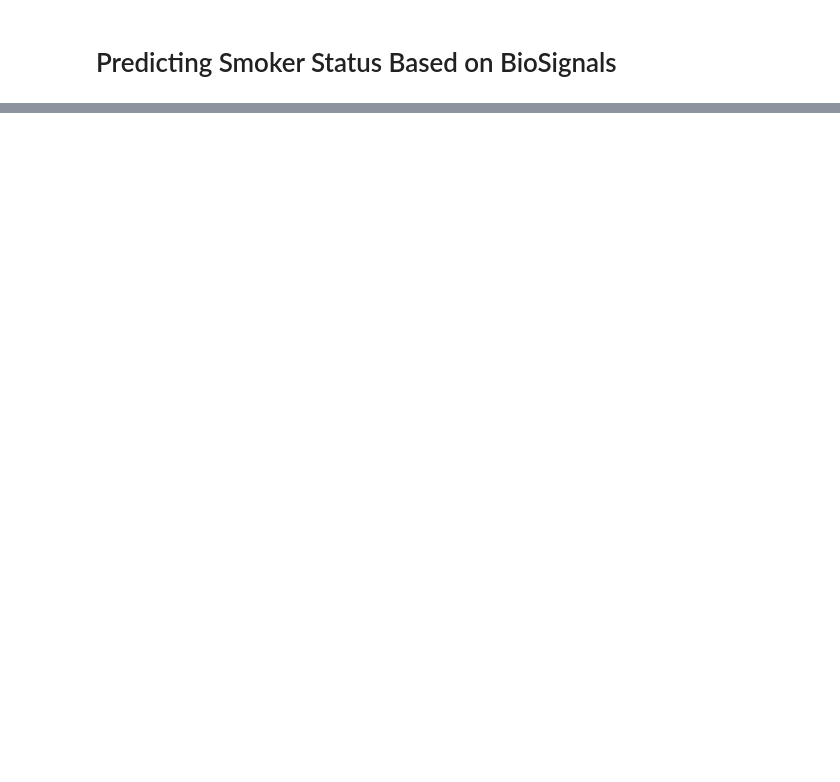
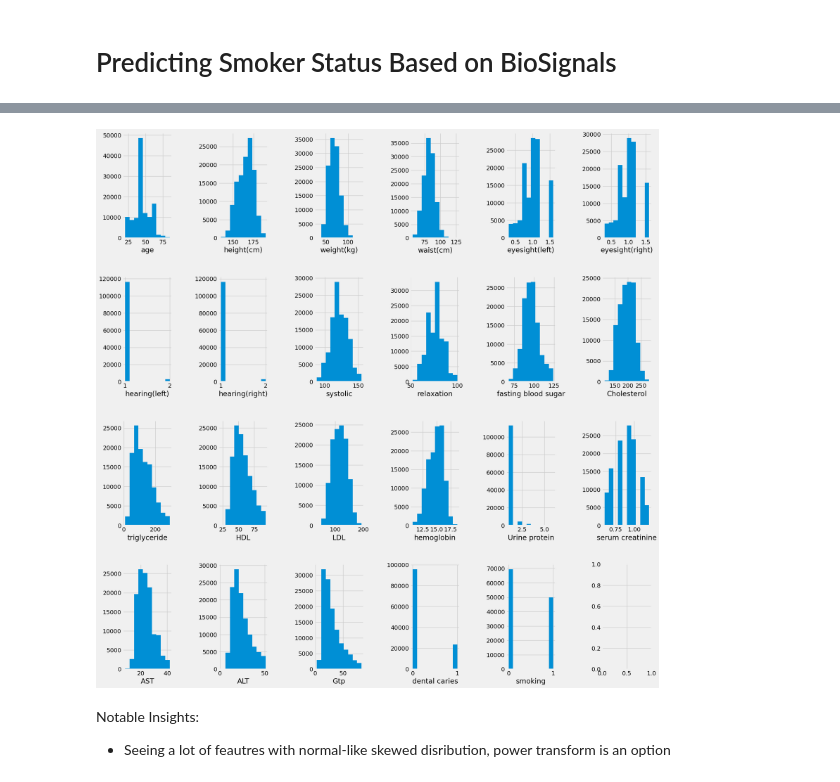
Before and after one commit to rageh-ai/smoker_status, a Jupyter notebook: smoke_stat.ipynb, the cells around one changed output, grey strips where cells are left out. Cells and saved outputs as stored; diff of their text form; code cells hidden in the pictures; blank space fills up the shorter version.

```diff
--- a/smoke_stat.ipynb
+++ b/smoke_stat.ipynb
@@ -211,0 +114,15 @@ scores = cross_val_score(rf, X, y, scoring='accuracy', cv=10)
+# %%
+outlier_cols = ["Gtp", "AST", "ALT", "LDL", "triglyceride", "systolic",
+                "fasting blood sugar","Cholesterol", "HDL", 'relaxation',
+                'hemoglobin', "eyesight(right)","eyesight(left)", 'serum creatinine']
+for col in outlier_cols:
+  q1 = train[col].quantile(0.25)
+  q3 = train[col].quantile(0.75)
+
+  iqr = q3 - q1
+  thresh = 1.5
+
+  outs = train[(train[col] < (q1 - thresh * iqr)) | (train[col] >
+   (q3 + thresh * iqr))]
+
+  train.drop(outs.index, inplace=True)
@@ -211,0 +139,21 @@ scores = cross_val_score(rf, X, y, scoring='accuracy', cv=10)
+# %%
+train.drop(columns=["id"], inplace=True)
+test.drop(columns=["id"], inplace=True)
+# %%
+def plot_hist(train, n_rows, n_cols):
+  features = train.columns
+  fig, ax = plt.subplots(n_rows,n_cols, figsize=(20,20))
+  fig.tight_layout(pad=5.0)
+
+  for index, value in enumerate(features):
+    ax[index // n_cols][index % n_cols].set_xlabel(value)
+    ax[index // n_cols][index % n_cols].hist(x= train[value], bins=10)
+  plt.show()
+# %%
+plot_hist(train,4,6)
+# %% [output]
+[figure, added]
+# %% [markdown]
+Notable Insights:
+
+*  Seeing a lot of feautres with normal-like skewed disribution, power transform is an option
```
Also changed, not shown: parts of 100 cells of this notebook.
